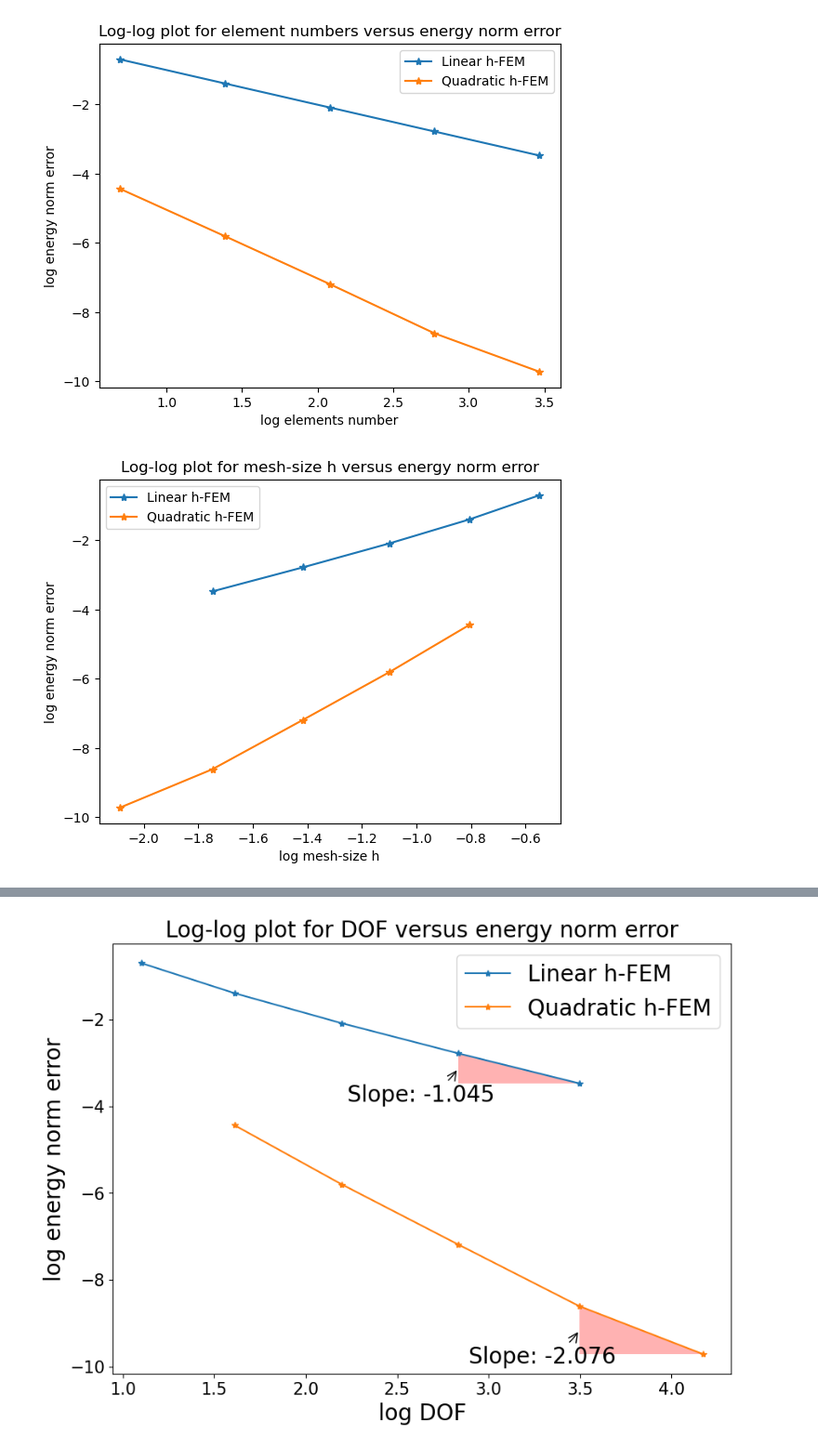
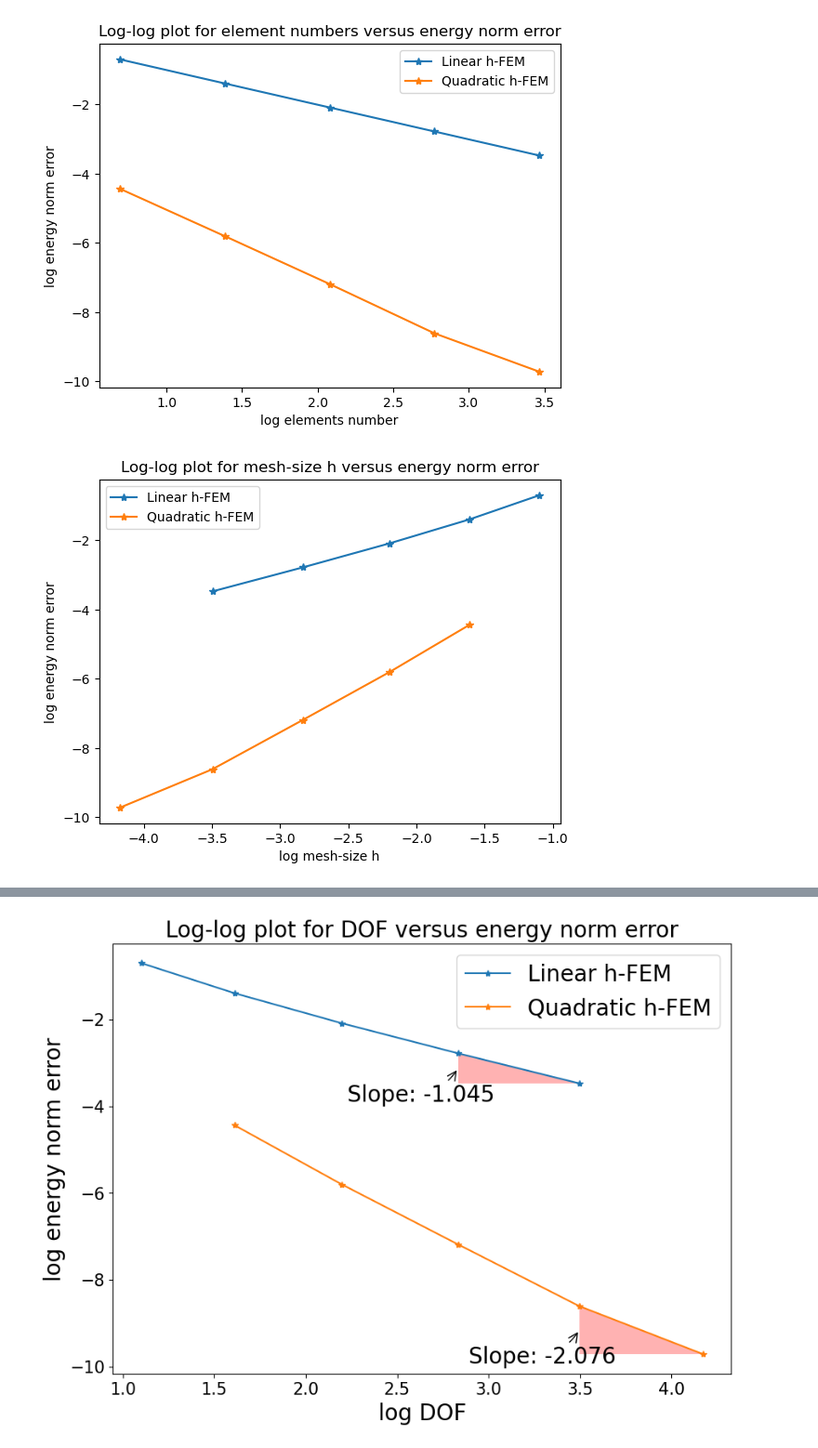
Before and after one commit to Xiaosen9807/Advanced-Finite-Element-Methods, a Jupyter notebook: FEM_1D/main_1d.ipynb, the cells around one changed output, grey strips where cells are left out. Shown at 93% size. Cells and saved outputs as stored; diff of their text form; code cells hidden in the pictures.

```diff
--- a/FEM_1D/main_1d.ipynb
+++ b/FEM_1D/main_1d.ipynb
@@ -332,18 +332,18 @@ plt.show()
 [figure]
 # %%
 # 计算 h 的值
-h_values_l = 1 / np.sqrt(DOFs_l[truncate:])
-h_values_q = 1 / np.sqrt(DOFs_q[truncate:])
+h_values_l = 1 / np.array(DOFs_l[truncate:])
+h_values_q = 1 / np.array(DOFs_q[truncate:])
 
 plt.plot(np.log(h_values_l), np.log(error_list_l[truncate:]), '*-', label='Linear h-FEM')
 plt.plot(np.log(h_values_q), np.log(error_list_q[truncate:]), '*-', label='Quadratic h-FEM')
 plt.xlabel('log mesh-size h')
 plt.ylabel('log energy norm error')
 plt.title('Log-log plot for mesh-size h versus energy norm error')
 plt.legend()
 plt.show()
 # %% [output]
-[figure, old version]
+[figure, new version]
 # %%
 import matplotlib.pyplot as plt
 fontsize=20
```
Also changed, not shown: parts of 14 cells of this notebook, 19 other files.
